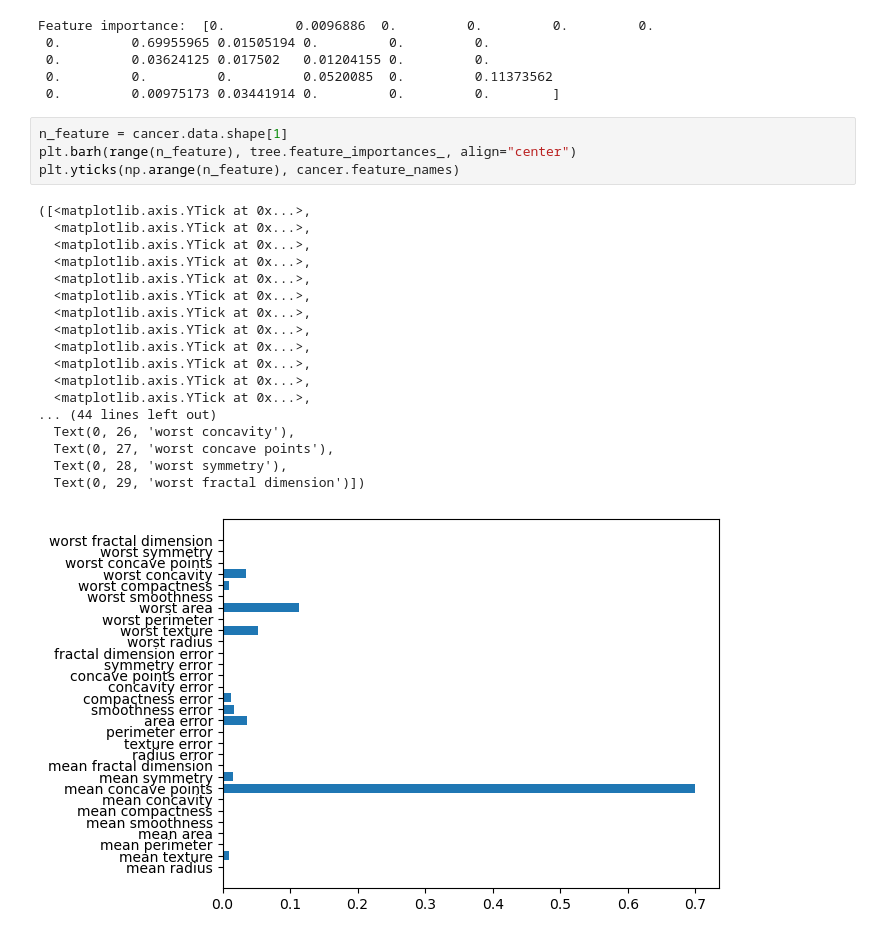
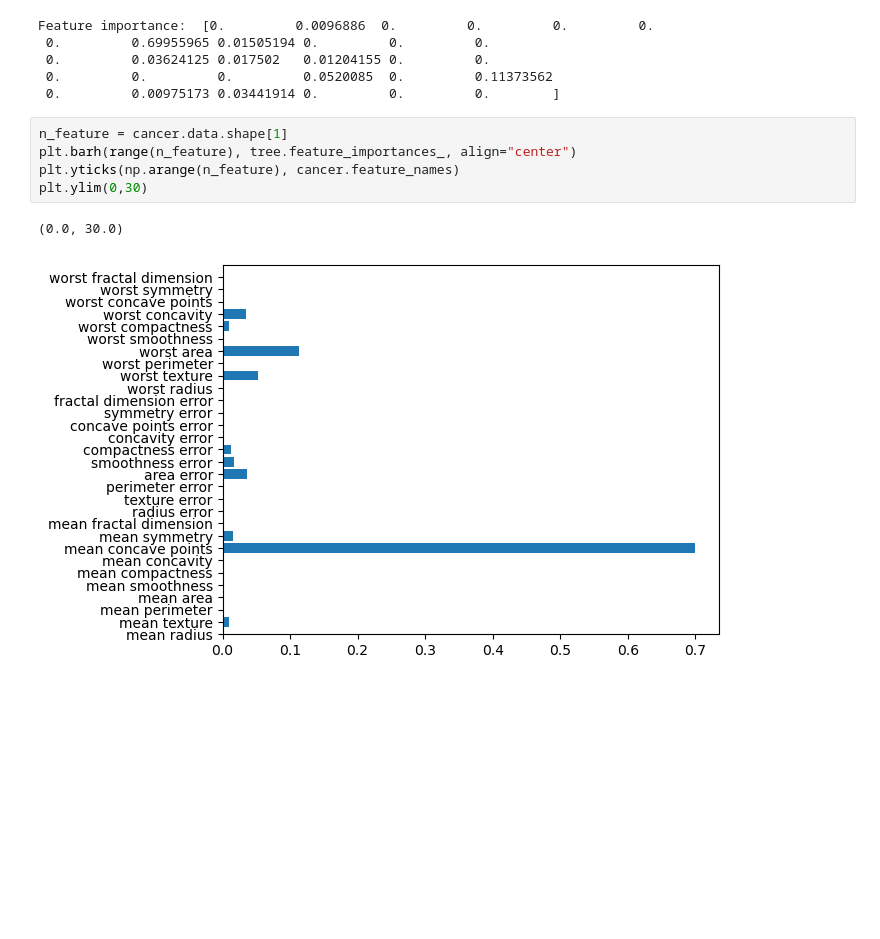
Before and after one commit to michaelkhanda/fourteen-weeks-of-machine-learning, a Jupyter notebook: Wk8Thursday.ipynb, the cells around one changed output. Drawn from its saved outputs; the diff is of its cells as text; blank space fills up the shorter version.

```diff
--- a/Wk8Thursday.ipynb
+++ b/Wk8Thursday.ipynb
@@ -55,23 +55,8 @@ Feature importance:  [0.         0.0096886  0.         0.         0.         0.
 # %%
 n_feature = cancer.data.shape[1]
 plt.barh(range(n_feature), tree.feature_importances_, align="center")
 plt.yticks(np.arange(n_feature), cancer.feature_names)
+plt.ylim(0,30)
 # %% [output]
-([<matplotlib.axis.YTick at 0x...>,
-  <matplotlib.axis.YTick at 0x...>,
-  <matplotlib.axis.YTick at 0x...>,
-  <matplotlib.axis.YTick at 0x...>,
-  <matplotlib.axis.YTick at 0x...>,
-  <matplotlib.axis.YTick at 0x...>,
-  <matplotlib.axis.YTick at 0x...>,
-  <matplotlib.axis.YTick at 0x...>,
-  <matplotlib.axis.YTick at 0x...>,
-  <matplotlib.axis.YTick at 0x...>,
-  <matplotlib.axis.YTick at 0x...>,
-  <matplotlib.axis.YTick at 0x...>,
-... (44 lines left out)
-  Text(0, 26, 'worst concavity'),
-  Text(0, 27, 'worst concave points'),
-  Text(0, 28, 'worst symmetry'),
-  Text(0, 29, 'worst fractal dimension')])
+(0.0, 30.0)
-[figure, old version]
+[figure, new version]
```
